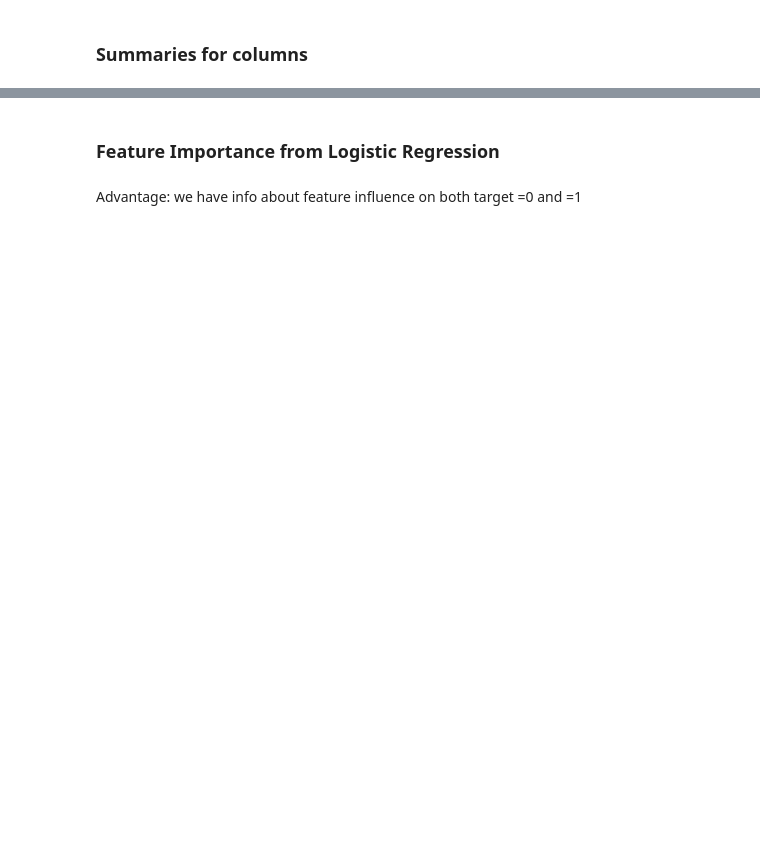
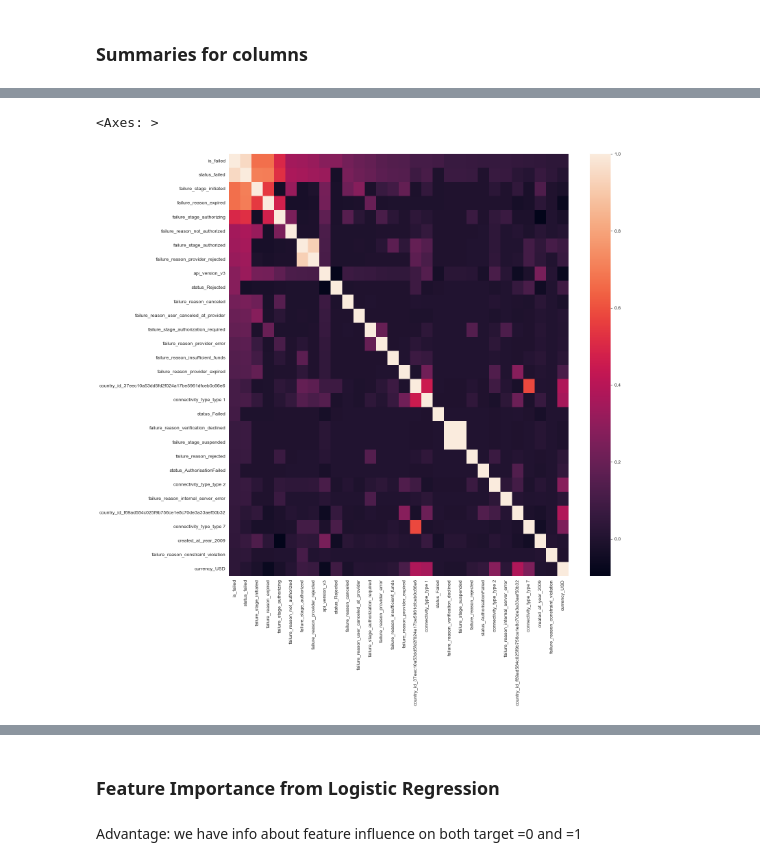
Before and after one commit to ankristov/ml_projects, a Jupyter notebook: Reasons of Failed Transactions (python, Tableau)/notebook.ipynb, the cells around one changed output, grey strips where cells are left out. Saved outputs shown, nothing was run; the diff lists cells and outputs as text; code cells hidden in the pictures; blank space fills up the shorter version.

```diff
--- a/Reasons of Failed Transactions (python, Tableau)/notebook.ipynb
+++ b/Reasons of Failed Transactions (python, Tableau)/notebook.ipynb
@@ -278,0 +260,4 @@ Name: is_failed, dtype: float64
+# %%
+# top 30 features correlated with is_failed
+corr_top_30 = df_encoded.corr()['is_failed'].sort_values(ascending=False)[:30]
+corr_top_30
@@ -278,0 +282,8 @@ Name: is_failed, dtype: float64
+# %%
+# visualize corr matrix
+corr_matrix = df_encoded[corr_top_30.index.values].corr()
+plt.figure(figsize=[16,16])
+sns.heatmap(corr_matrix)
+# %% [output]
+<Axes: >
+[figure, added]
```
Also changed, not shown: parts of 24 cells of this notebook, 3 other files.
